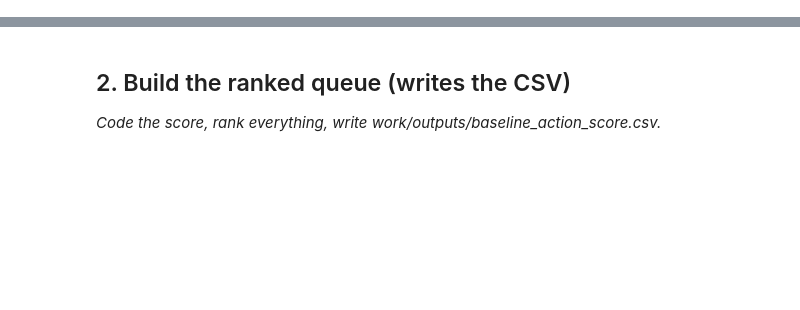
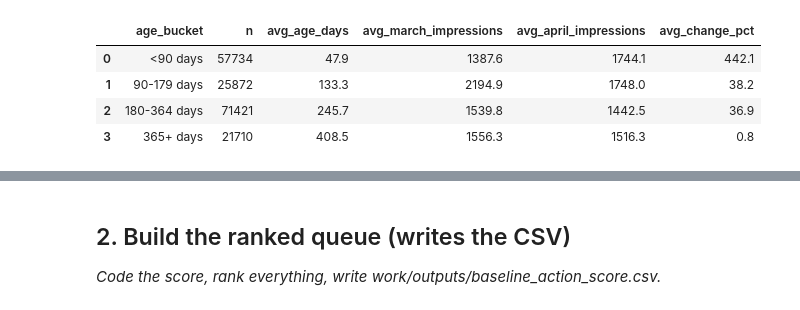
Before and after one commit to lakeshkumarkhatri/flyrank-ml, a Jupyter notebook: work/notebooks/w04_baseline_score.ipynb, the cells around one changed output, grey strips where cells are left out. Saved outputs shown, nothing was run; the diff lists cells and outputs as text; code cells hidden in the pictures; blank space fills up the shorter version.

```diff
--- a/work/notebooks/w04_baseline_score.ipynb
+++ b/work/notebooks/w04_baseline_score.ipynb
@@ -9,3 +251,95 @@ This skeleton is yours to fill. Work the sections **in order** — each one has
+# %%
+staleness_buckets = con.sql(f"""
+WITH content_age AS (
+    SELECT
+        client_hash_id,
+        content_hash_id,
+        DATE_DIFF(
+            'day',
+            CAST(content_created_date AS DATE),
+            DATE '2026-03-31'
+        ) AS content_age_days
+    FROM read_parquet(
+        '{rel}/dim_content.parquet'
+    )
+    WHERE content_created_date <= DATE '2026-03-31'
+),
+
+march AS (
+    SELECT
+        client_hash_id,
+        content_hash_id,
+        SUM(gsc_impressions) AS march_impressions
+    FROM {fact}
+    WHERE month = '2026-03'
+    GROUP BY client_hash_id, content_hash_id
+),
+
+april AS (
+    SELECT
+        client_hash_id,
+        content_hash_id,
+        SUM(gsc_impressions) AS april_impressions
+    FROM {fact}
+    WHERE month = '2026-04'
+    GROUP BY client_hash_id, content_hash_id
+),
+
+joined AS (
+    SELECT
+        c.content_age_days,
+        m.march_impressions,
+        a.april_impressions,
+        CASE
+            WHEN c.content_age_days < 90
+                THEN '<90 days'
+            WHEN c.content_age_days < 180
+                THEN '90-179 days'
+            WHEN c.content_age_days < 365
+                THEN '180-364 days'
+            ELSE '365+ days'
+        END AS age_bucket
+    FROM content_age c
+    INNER JOIN march m
+        ON c.client_hash_id = m.client_hash_id
+        AND c.content_hash_id = m.content_hash_id
+    INNER JOIN april a
+        ON c.client_hash_id = a.client_hash_id
+        AND c.content_hash_id = a.content_hash_id
+    WHERE m.march_impressions > 0
+)
+
+SELECT
+    age_bucket,
+    COUNT(*) AS n,
+    ROUND(AVG(content_age_days), 1) AS avg_age_days,
+    ROUND(AVG(march_impressions), 1) AS avg_march_impressions,
+    ROUND(AVG(april_impressions), 1) AS avg_april_impressions,
+    ROUND(
+        AVG(
+            (april_impressions - march_impressions)
+            * 1.0 / march_impressions
+        ) * 100,
+        1
+    ) AS avg_change_pct
+FROM joined
+GROUP BY age_bucket
+ORDER BY
+    CASE age_bucket
+        WHEN '<90 days' THEN 1
+        WHEN '90-179 days' THEN 2
+        WHEN '180-364 days' THEN 3
+        WHEN '365+ days' THEN 4
+    END
+""").df()
+
+staleness_buckets
+# %% [output]
+|  | age_bucket | n | avg_age_days | avg_march_impressions | avg_april_impressions | avg_change_pct |
+| 0 | <90 days | 57734 | 47.9 | 1387.6 | 1744.1 | 442.1 |
+| 1 | 90-179 days | 25872 | 133.3 | 2194.9 | 1748.0 | 38.2 |
+| 2 | 180-364 days | 71421 | 245.7 | 1539.8 | 1442.5 | 36.9 |
+| 3 | 365+ days | 21710 | 408.5 | 1556.3 | 1516.3 | 0.8 |
 # %% [markdown]
 ## 1. My rule and its reason codes
 
```
Also changed, not shown: parts of 13 cells of this notebook.
